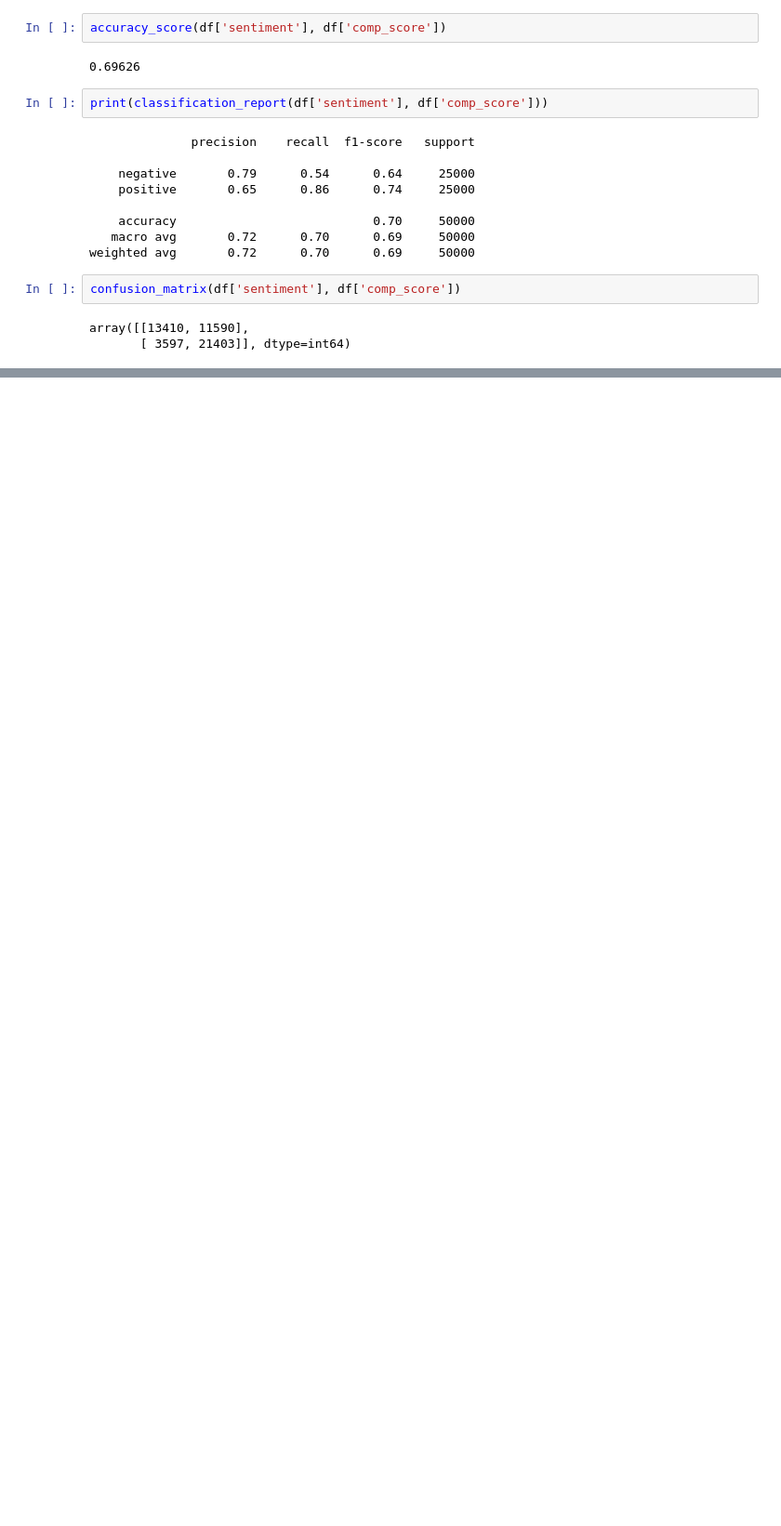
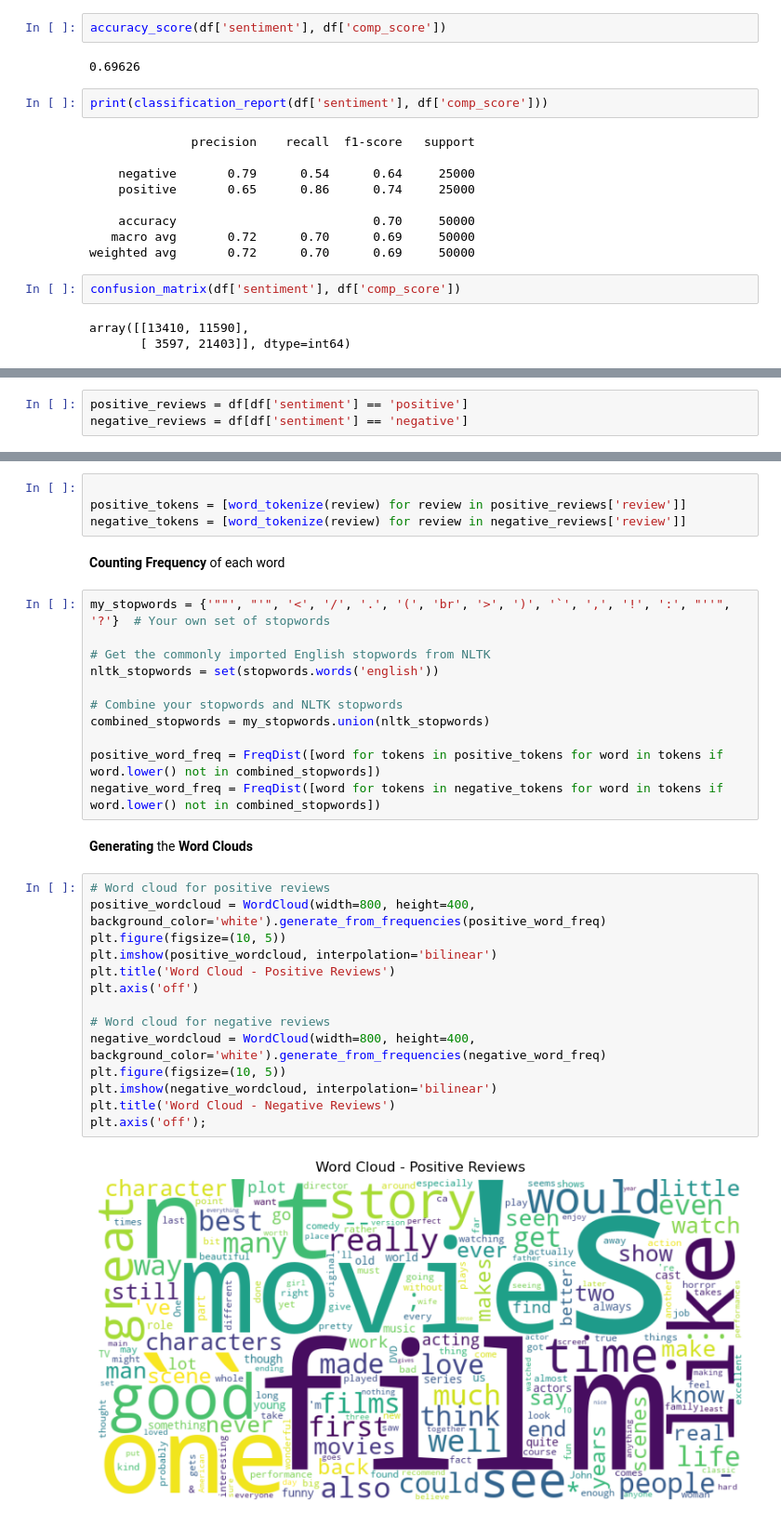
Before and after one commit to masonlonoff/MovieReviews, a Jupyter notebook: Basic_Sentiment_Analysis.ipynb, the cells around one changed output, grey strips where cells are left out. Shown at 93% size. Drawn from its saved outputs; the diff is of its cells as text; blank space fills up the shorter version.

```diff
--- a/Basic_Sentiment_Analysis.ipynb
+++ b/Basic_Sentiment_Analysis.ipynb
@@ -132,0 +144,3 @@ array([[13410, 11590],
+# %%
+positive_reviews = df[df['sentiment'] == 'positive']
+negative_reviews = df[df['sentiment'] == 'negative']
@@ -132,0 +149,35 @@ array([[13410, 11590],
+# %%
+
+positive_tokens = [word_tokenize(review) for review in positive_reviews['review']]
+negative_tokens = [word_tokenize(review) for review in negative_reviews['review']]
+# %% [markdown]
+**Counting Frequency** of each word
+# %%
+my_stopwords = {'""', "'", '<', '/', '.', '(', 'br', '>', ')', '`', ',', '!', ':', "''", '?'}  # Your own set of stopwords
+
+# Get the commonly imported English stopwords from NLTK
+nltk_stopwords = set(stopwords.words('english'))
+
+# Combine your stopwords and NLTK stopwords
+combined_stopwords = my_stopwords.union(nltk_stopwords)
+
+positive_word_freq = FreqDist([word for tokens in positive_tokens for word in tokens if word.lower() not in combined_stopwords])
+negative_word_freq = FreqDist([word for tokens in negative_tokens for word in tokens if word.lower() not in combined_stopwords])
+# %% [markdown]
+**Generating** the **Word Clouds**
+# %%
+# Word cloud for positive reviews
+positive_wordcloud = WordCloud(width=800, height=400, background_color='white').generate_from_frequencies(positive_word_freq)
+plt.figure(figsize=(10, 5))
+plt.imshow(positive_wordcloud, interpolation='bilinear')
+plt.title('Word Cloud - Positive Reviews')
+plt.axis('off')
+
+# Word cloud for negative reviews
+negative_wordcloud = WordCloud(width=800, height=400, background_color='white').generate_from_frequencies(negative_word_freq)
+plt.figure(figsize=(10, 5))
+plt.imshow(negative_wordcloud, interpolation='bilinear')
+plt.title('Word Cloud - Negative Reviews')
+plt.axis('off');
+# %% [output]
+[figure, added]
```
Also changed, not shown: parts of 7 cells of this notebook.
